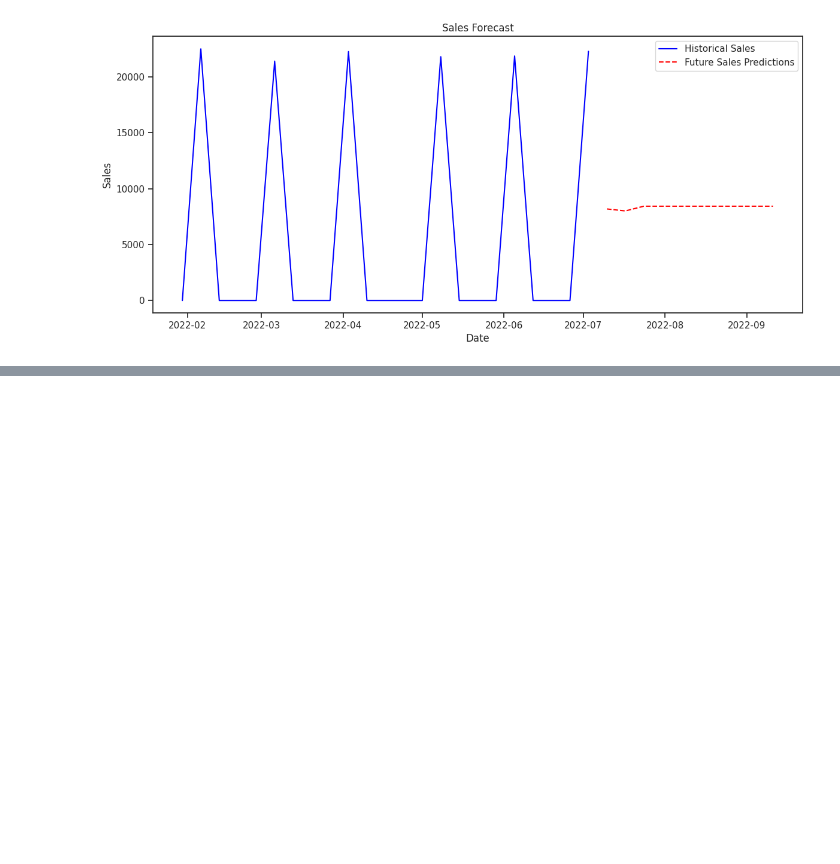
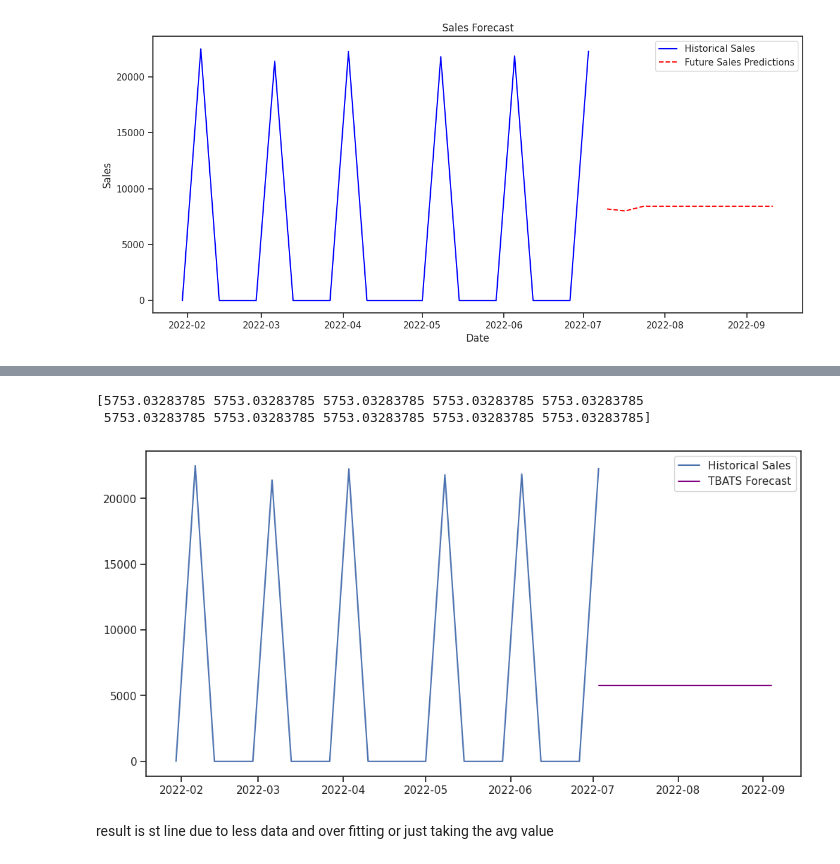
Before and after one commit to kunall0880/INVENTORY-MANAGEMENT, a Jupyter notebook: inventorymanagement_2.ipynb, the cells around one changed output, grey strips where cells are left out. Drawn from its saved outputs; the diff is of its cells as text; code cells hidden in the pictures; blank space fills up the shorter version.

```diff
--- a/inventorymanagement_2.ipynb
+++ b/inventorymanagement_2.ipynb
@@ -527,0 +632,22 @@ Epoch 200/200
+# %%
+from tbats import TBATS
+
+# Fit TBATS model
+tbats_model = TBATS(seasonal_periods=[52]).fit(df_weekly['total'])  # Weekly seasonality
+
+# Forecast
+forecast_tbats = tbats_model.forecast(steps=10)
+print(forecast_tbats)
+
+# Plot
+plt.figure(figsize=(12, 6))
+plt.plot(df_weekly['timestamp'], df_weekly['total'], label="Historical Sales")
+plt.plot(pd.date_range(df_weekly['timestamp'].iloc[-1], periods=10, freq='W'), forecast_tbats, label="TBATS Forecast", color='purple')
+plt.legend()
+plt.show()
+# %% [output]
+[5753.03283785 5753.03283785 5753.03283785 5753.03283785 5753.03283785
+ 5753.03283785 5753.03283785 5753.03283785 5753.03283785 5753.03283785]
+[figure, added]
+# %% [markdown]
+result is st line due to less data and over fitting or just taking the avg value
```
Also changed, not shown: parts of 22 cells of this notebook.
